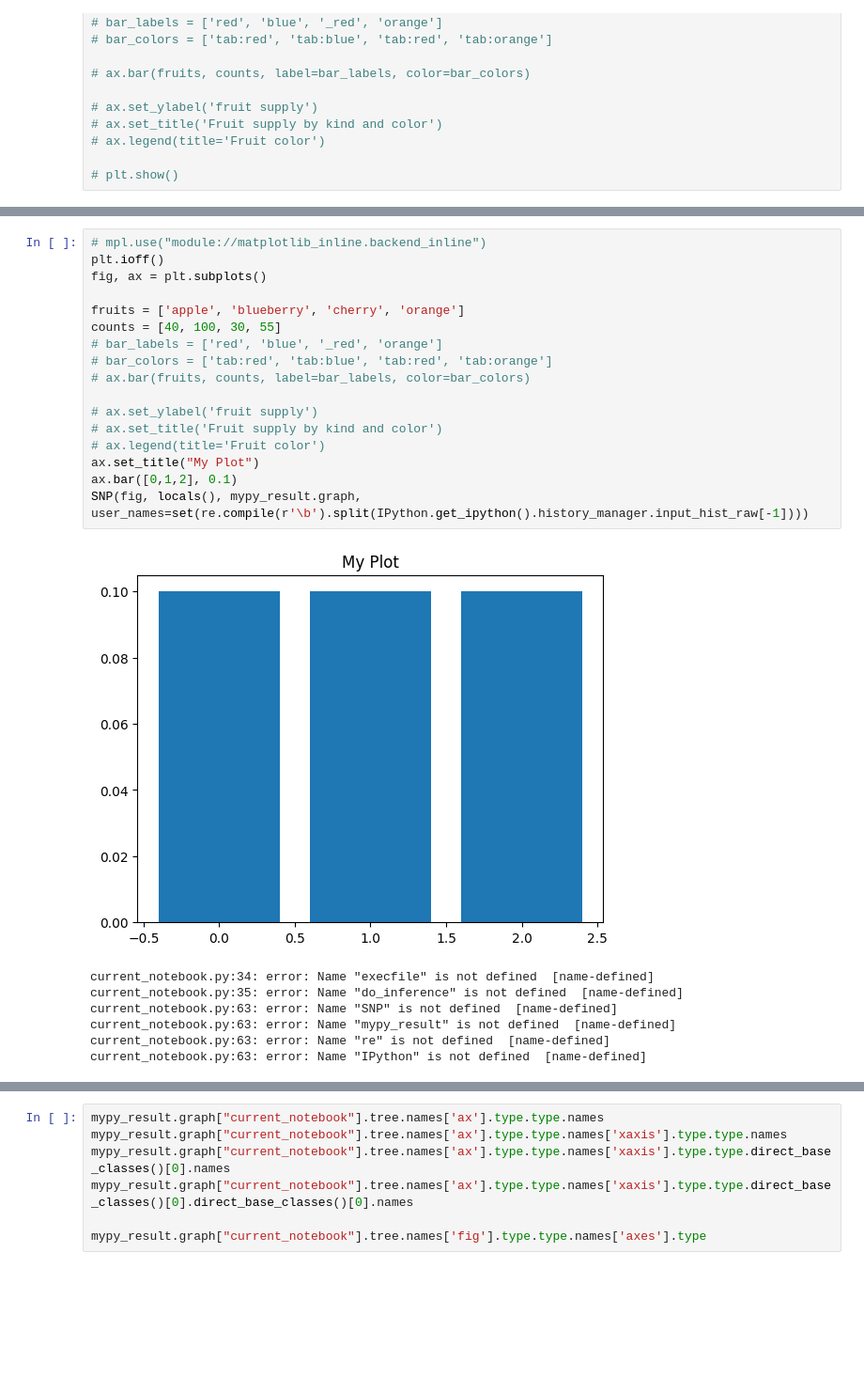
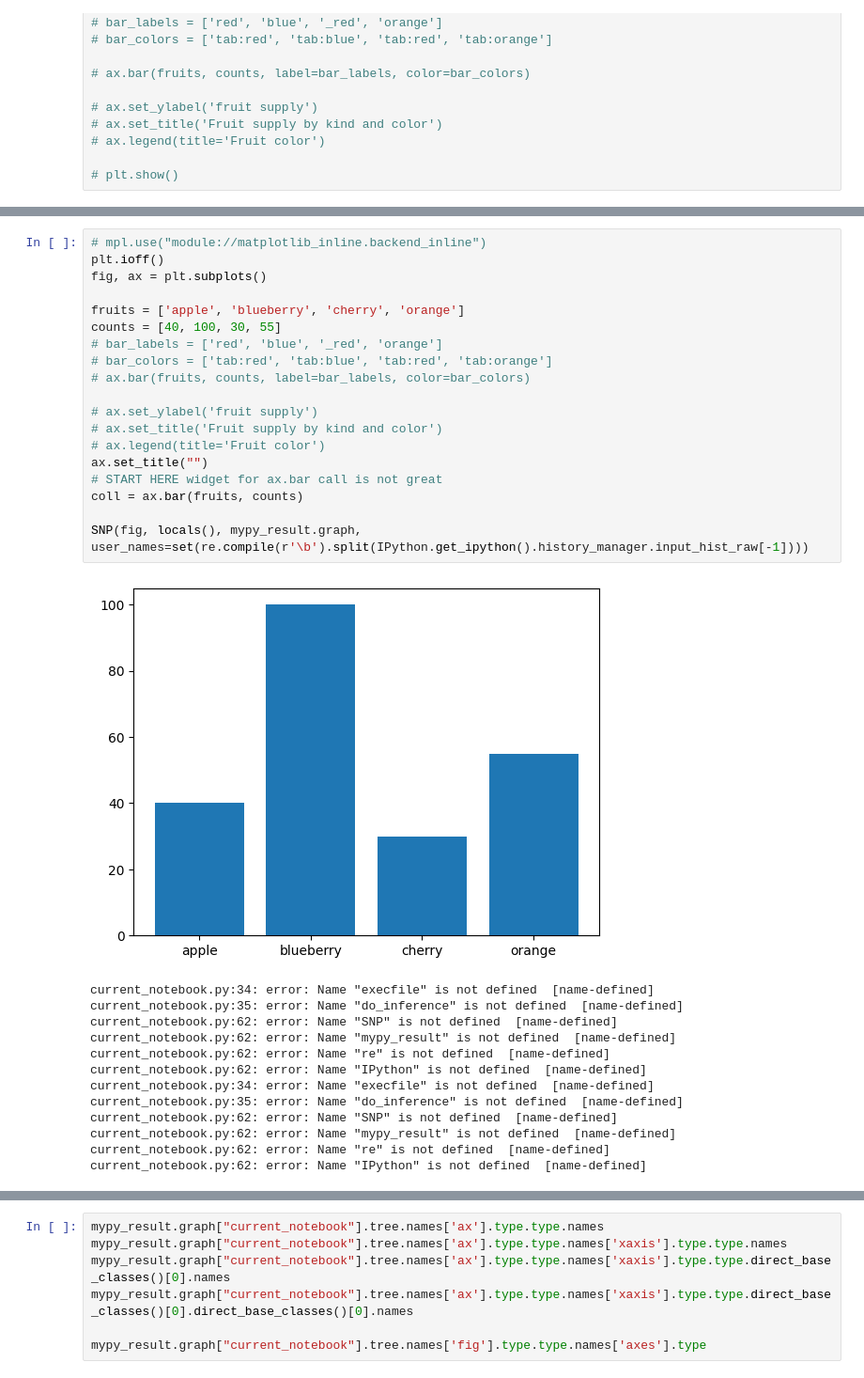
Before and after one commit to brianhempel/sketch-n-plot, a Jupyter notebook: Sketch-n-Plot.ipynb, the cells around one changed output, grey strips where cells are left out. Shown at 94% size. Saved outputs shown, nothing was run; the diff lists cells and outputs as text; blank space fills up the shorter version.

Commit message:
slooowly getting bar chart to work

```diff
--- a/Sketch-n-Plot.ipynb
+++ b/Sketch-n-Plot.ipynb
@@ -77,25 +77,33 @@ current_notebook.py:63: error: Name "IPython" is not defined  [name-defined]
 # %%
 # mpl.use("module://matplotlib_inline.backend_inline")
 plt.ioff()
 fig, ax = plt.subplots()
 
 fruits = ['apple', 'blueberry', 'cherry', 'orange']
 counts = [40, 100, 30, 55]
 # bar_labels = ['red', 'blue', '_red', 'orange']
 # bar_colors = ['tab:red', 'tab:blue', 'tab:red', 'tab:orange']
 # ax.bar(fruits, counts, label=bar_labels, color=bar_colors)
 
 # ax.set_ylabel('fruit supply')
 # ax.set_title('Fruit supply by kind and color')
 # ax.legend(title='Fruit color')
-ax.set_title("My Plot")
-ax.bar([0,1,2], 0.1)
+ax.set_title("")
+# START HERE widget for ax.bar call is not great
+coll = ax.bar(fruits, counts)
+
 SNP(fig, locals(), mypy_result.graph, user_names=set(re.compile(r'\b').split(IPython.get_ipython().history_manager.input_hist_raw[-1])))
 # %% [output]
-[figure, old version]
+[figure, new version]
 current_notebook.py:34: error: Name "execfile" is not defined  [name-defined]
 current_notebook.py:35: error: Name "do_inference" is not defined  [name-defined]
-current_notebook.py:63: error: Name "SNP" is not defined  [name-defined]
-current_notebook.py:63: error: Name "mypy_result" is not defined  [name-defined]
-current_notebook.py:63: error: Name "re" is not defined  [name-defined]
-current_notebook.py:63: error: Name "IPython" is not defined  [name-defined]
+current_notebook.py:62: error: Name "SNP" is not defined  [name-defined]
+current_notebook.py:62: error: Name "mypy_result" is not defined  [name-defined]
+current_notebook.py:62: error: Name "re" is not defined  [name-defined]
+current_notebook.py:62: error: Name "IPython" is not defined  [name-defined]
+current_notebook.py:34: error: Name "execfile" is not defined  [name-defined]
+current_notebook.py:35: error: Name "do_inference" is not defined  [name-defined]
+current_notebook.py:62: error: Name "SNP" is not defined  [name-defined]
+current_notebook.py:62: error: Name "mypy_result" is not defined  [name-defined]
+current_notebook.py:62: error: Name "re" is not defined  [name-defined]
+current_notebook.py:62: error: Name "IPython" is not defined  [name-defined]
```
Also changed, not shown: parts of 5 cells of this notebook, 3 other files.
